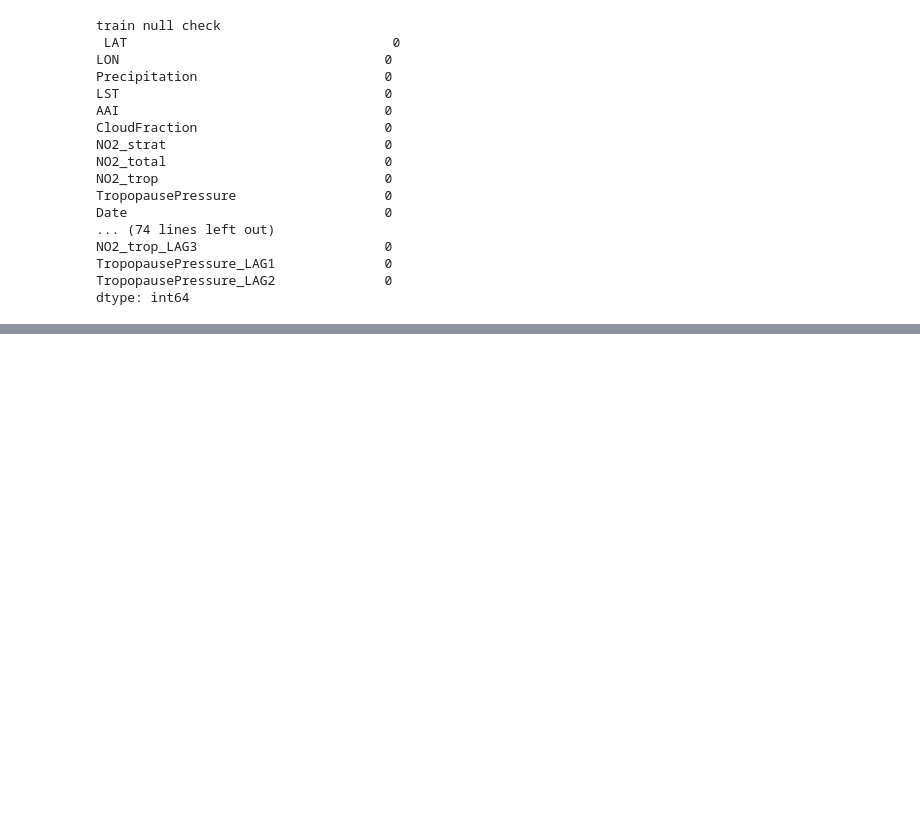
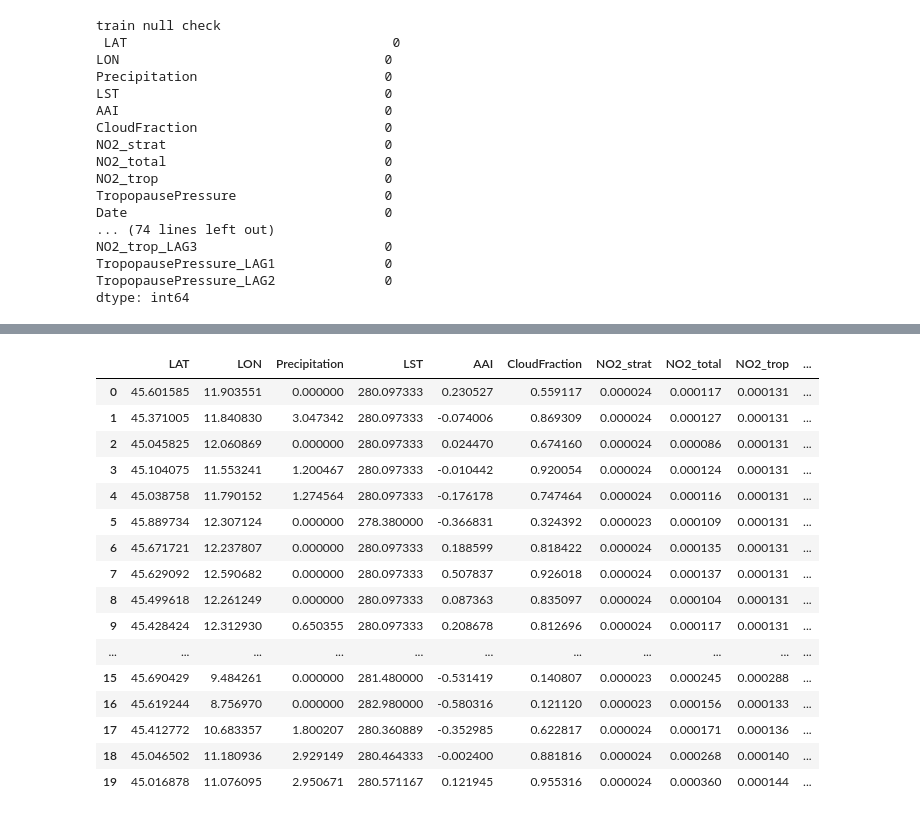
Before and after one commit to Anurag163/GeoAI_Ground_level_NO2_Zindi-, a Jupyter notebook: 4.Feature_Engineering_3.ipynb, the cells around one changed output, grey strips where cells are left out. Saved outputs shown, nothing was run; the diff lists cells and outputs as text; code cells hidden in the pictures; blank space fills up the shorter version.

```diff
--- a/4.Feature_Engineering_3.ipynb
+++ b/4.Feature_Engineering_3.ipynb
@@ -135,12 +135,13 @@ def Prep_spline(df1,numeric_columns_spline):
     return df
 # %%
 numeric_columns_spline =['NO2_strat','NO2_total','NO2_trop']
-numeric_columns_linear =['Precipitation','LST','AAI','CloudFraction','TropopausePressure']
+numeric_columns_linear_train =['Precipitation','LST','AAI','CloudFraction','TropopausePressure','GT_NO2']
+numeric_columns_linear_test =['Precipitation','LST','AAI','CloudFraction','TropopausePressure']
 # %%
-train_model3_df_prep_mix=Prep_linear(train_df,numeric_columns_linear)
+train_model3_df_prep_mix=Prep_linear(train_df,numeric_columns_linear_train)
 train_model3_df_prep_mix=Prep_spline(train_model3_df_prep_mix,numeric_columns_spline)
 
-test_model3_df_prep_mix=Prep_linear_test(test_df,numeric_columns_linear)
+test_model3_df_prep_mix=Prep_linear_test(test_df,numeric_columns_linear_test)
 test_model3_df_prep_mix=Prep_spline(test_model3_df_prep_mix,numeric_columns_spline)
 
 # Select only numeric columns for both train and test datasets
@@ -161,6 +162,8 @@ print('\n')
 
 #GT_NO2 is also skewed
 print(train_df['GT_NO2'].skew())
+
+#Best till now 10.53
 # %% [output]
 LON              0.911077
 Precipitation    4.569618
@@ -462,0 +479,5 @@ dtype: int64
+# %%
+train_model3_df_prep_mix_roll_wind_mean_stddev_org_v1 = train_model3_df_prep_mix_roll_wind_mean_stddev_sorted_v1.sort_values(by='PK')
+test_model3_df_prep_mix_roll_wind_mean_stddev_org_v1 = test_model3_df_prep_mix_roll_wind_mean_stddev_sorted_v1.sort_values(by='PK')
+train_model3_df_prep_mix_roll_wind_mean_stddev_org_v1=train_model3_df_prep_mix_roll_wind_mean_stddev_org_v1.drop(['ID_Zindi','PK','Date'],axis=1)
+test_model3_df_prep_mix_roll_wind_mean_stddev_org_v1=test_model3_df_prep_mix_roll_wind_mean_stddev_org_v1.drop(['ID_Zindi','PK','Date'],axis=1)
@@ -462,0 +545,15 @@ dtype: int64
+# %%
+#Before treating for skewness lets create a model
+
+model= LinearRegression()
+model.fit(train_model3_df_prep_mix_roll_wind_mean_stddev_org_v1, train_model3_df_prep_mix_GT_NO2_mix)
+
+# Predict using the test dataset
+y_pred = model.predict(test_model3_df_prep_mix_roll_wind_mean_stddev_org_v1)
+
+# Add additional 'ID_Zindi' to y_pred3 and create a DataFrame
+y_pred_df = pd.DataFrame(y_pred, columns=['GT_NO2'])
+y_pred_result_df = pd.concat([test_df['ID_Zindi'], y_pred_df], axis=1)
+
+# Save the results to a CSV file
+y_pred_result_df.to_csv('/home/anuragverma/Desktop/Kaggle/GeoAI Ground-level NO2 _Zindi/model5_lag_roll.csv', index=False)
@@ -462,0 +591,21 @@ dtype: int64
+# %%
+train_model3_df_prep_mix_roll_wind_mean_stddev_org_skew_trt_v1=train_model3_df_prep_mix_roll_wind_mean_stddev_org_v1.copy()
+train_model3_df_prep_mix_roll_wind_mean_stddev_org_skew_trt_v1.head(20)
+# %% [output]
+|  | LAT | LON | Precipitation | LST | AAI | CloudFraction | NO2_strat | NO2_total | NO2_trop | ... |
+| 0 | 45.601585 | 11.903551 | 0.000000 | 280.097333 | 0.230527 | 0.559117 | 0.000024 | 0.000117 | 0.000131 | ... |
+| 1 | 45.371005 | 11.840830 | 3.047342 | 280.097333 | -0.074006 | 0.869309 | 0.000024 | 0.000127 | 0.000131 | ... |
+| 2 | 45.045825 | 12.060869 | 0.000000 | 280.097333 | 0.024470 | 0.674160 | 0.000024 | 0.000086 | 0.000131 | ... |
+| 3 | 45.104075 | 11.553241 | 1.200467 | 280.097333 | -0.010442 | 0.920054 | 0.000024 | 0.000124 | 0.000131 | ... |
+| 4 | 45.038758 | 11.790152 | 1.274564 | 280.097333 | -0.176178 | 0.747464 | 0.000024 | 0.000116 | 0.000131 | ... |
+| 5 | 45.889734 | 12.307124 | 0.000000 | 278.380000 | -0.366831 | 0.324392 | 0.000023 | 0.000109 | 0.000131 | ... |
+| 6 | 45.671721 | 12.237807 | 0.000000 | 280.097333 | 0.188599 | 0.818422 | 0.000024 | 0.000135 | 0.000131 | ... |
+| 7 | 45.629092 | 12.590682 | 0.000000 | 280.097333 | 0.507837 | 0.926018 | 0.000024 | 0.000137 | 0.000131 | ... |
+| 8 | 45.499618 | 12.261249 | 0.000000 | 280.097333 | 0.087363 | 0.835097 | 0.000024 | 0.000104 | 0.000131 | ... |
+| 9 | 45.428424 | 12.312930 | 0.650355 | 280.097333 | 0.208678 | 0.812696 | 0.000024 | 0.000117 | 0.000131 | ... |
+| ... | ... | ... | ... | ... | ... | ... | ... | ... | ... | ... |
+| 15 | 45.690429 | 9.484261 | 0.000000 | 281.480000 | -0.531419 | 0.140807 | 0.000023 | 0.000245 | 0.000288 | ... |
+| 16 | 45.619244 | 8.756970 | 0.000000 | 282.980000 | -0.580316 | 0.121120 | 0.000023 | 0.000156 | 0.000133 | ... |
+| 17 | 45.412772 | 10.683357 | 1.800207 | 280.360889 | -0.352985 | 0.622817 | 0.000024 | 0.000171 | 0.000136 | ... |
+| 18 | 45.046502 | 11.180936 | 2.929149 | 280.464333 | -0.002400 | 0.881816 | 0.000024 | 0.000268 | 0.000140 | ... |
+| 19 | 45.016878 | 11.076095 | 2.950671 | 280.571167 | 0.121945 | 0.955316 | 0.000024 | 0.000360 | 0.000144 | ... |
```
Also changed, not shown: parts of 46 cells of this notebook, 16 other files.
